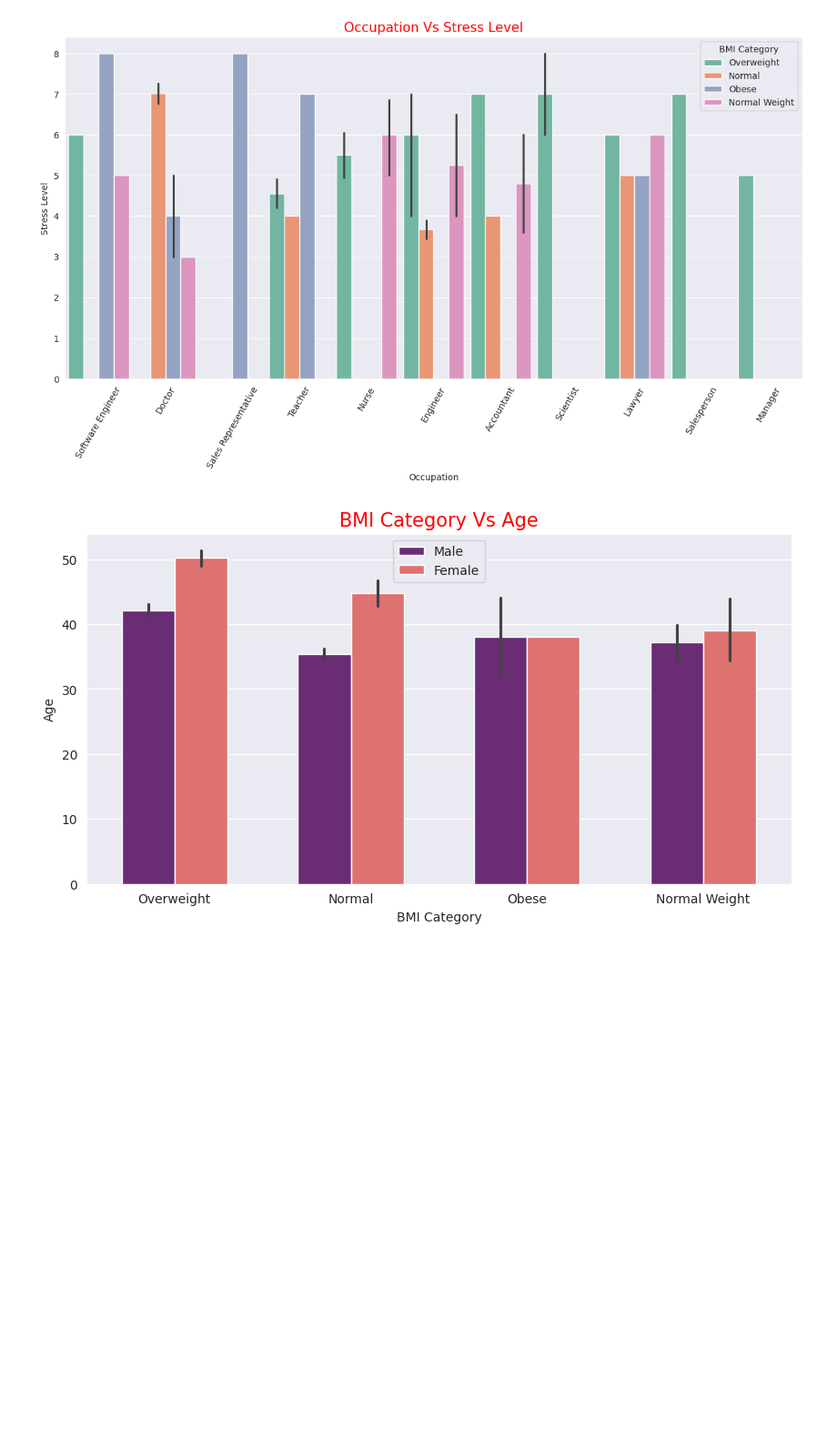
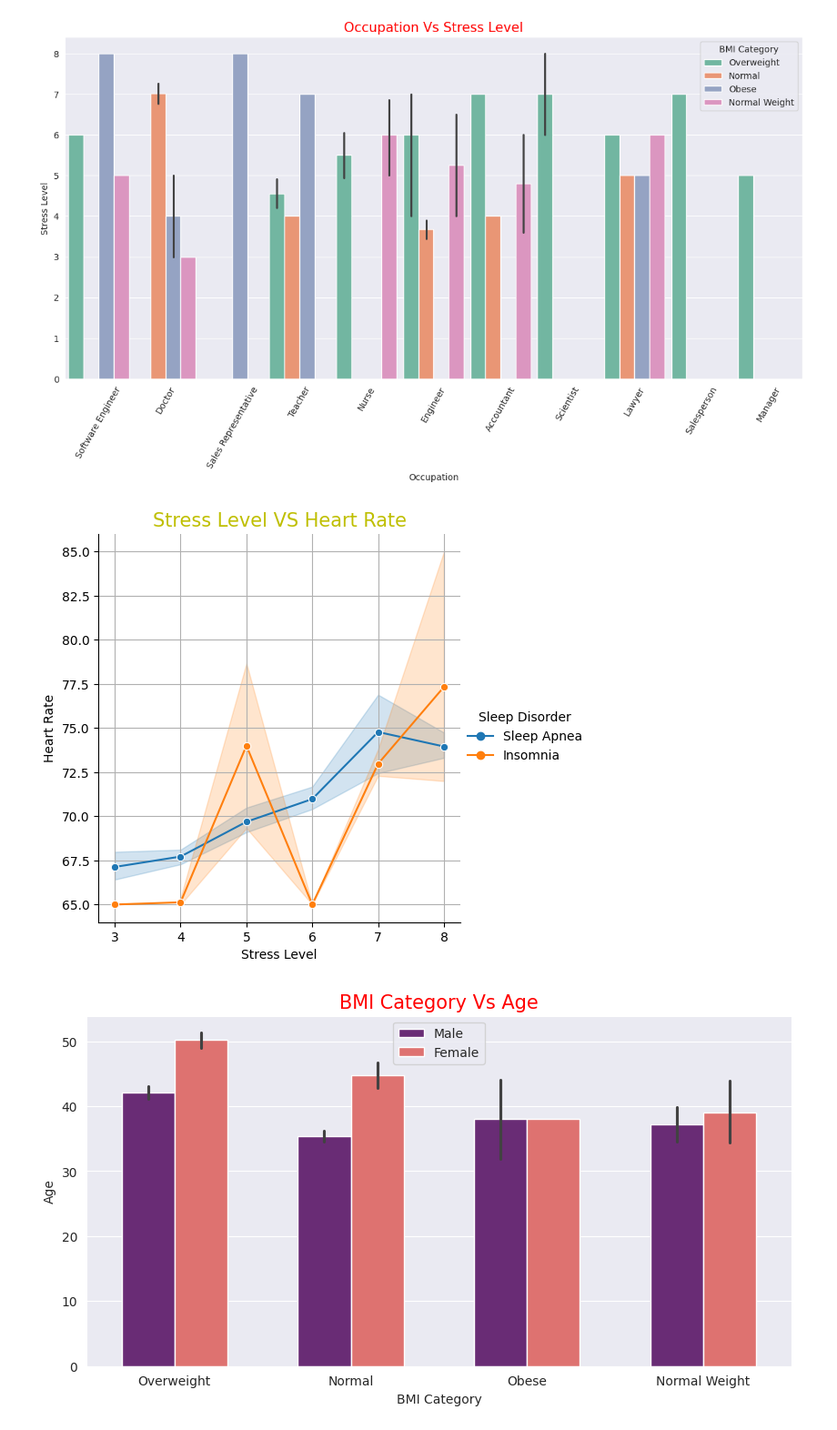
Before and after one commit to Muhammad-Musharraf/Data-Analysis-Project-Using-Python, a Jupyter notebook: Project_of_Sleep_health_and_lifestyle.ipynb, the cells around one changed output. Shown at 91% size. Saved outputs shown, nothing was run; the diff lists cells and outputs as text; code cells hidden in the pictures; blank space fills up the shorter version.

```diff
--- a/Project_of_Sleep_health_and_lifestyle.ipynb
+++ b/Project_of_Sleep_health_and_lifestyle.ipynb
@@ -433,6 +438,15 @@ with sns.axes_style('darkgrid'):
   plt.show()
 # %% [output]
 [figure]
+# %%
+sns.relplot(data=df,x='Stress Level',y='Heart Rate',color='r',kind='line',marker='o',hue='Sleep Disorder')
+
+plt.title('Stress Level VS Heart Rate',fontsize=15,color='y')
+
+plt.grid()
+plt.show()
+# %% [output]
+[figure, added]
 # %%
 plt.figure(figsize=(10,5))
 with sns.axes_style('darkgrid'):
```
Also changed, not shown: parts of 6 cells of this notebook.
